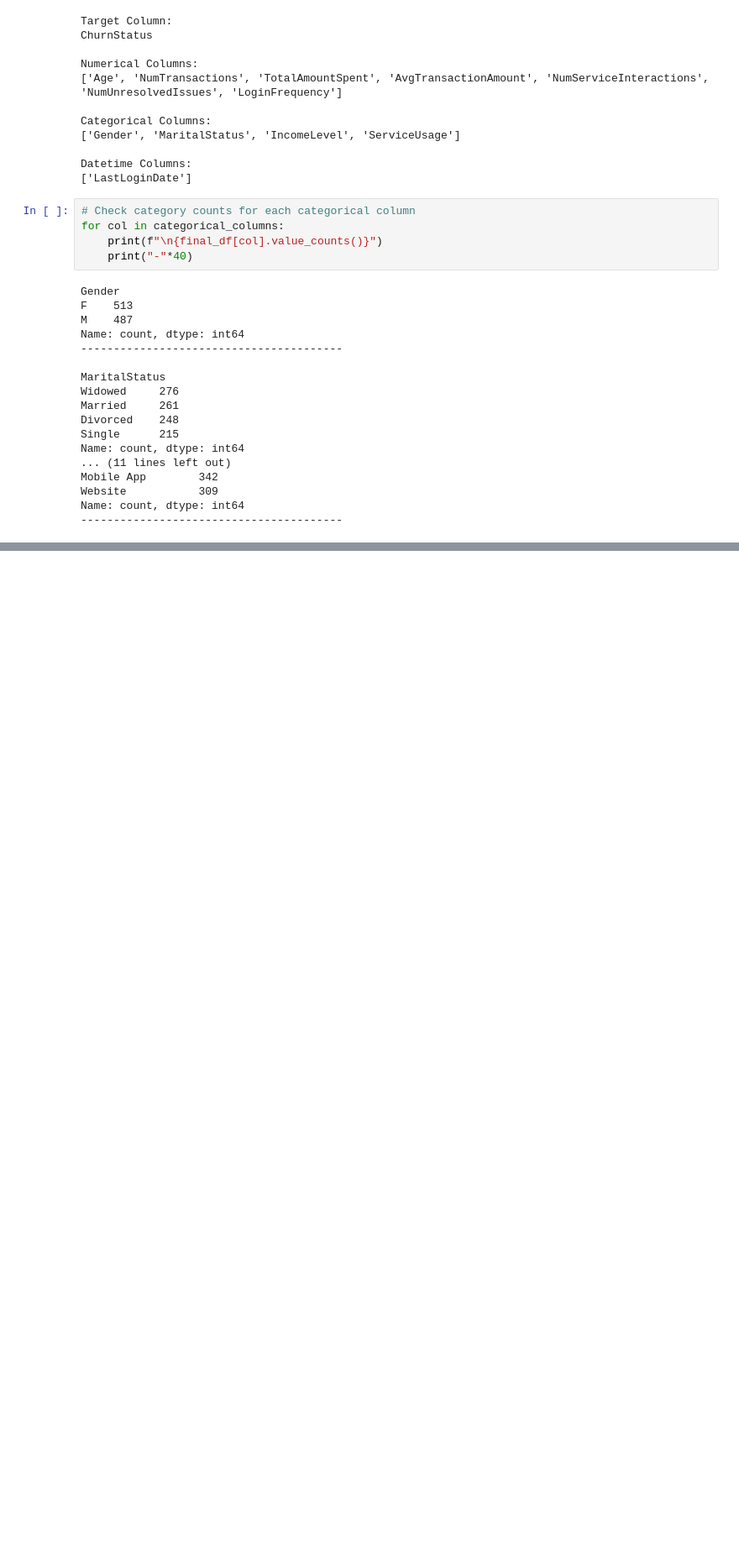
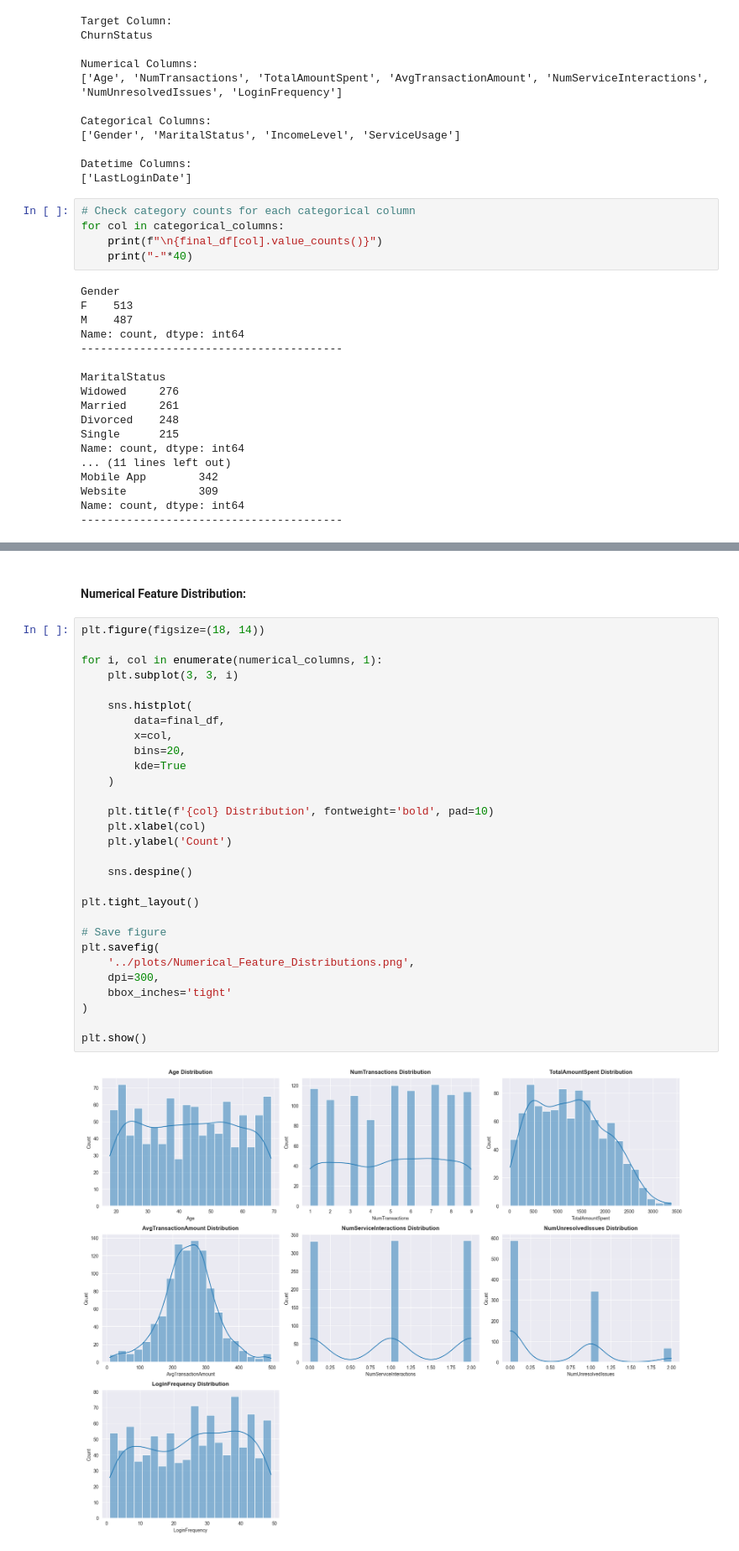
Before and after one commit to ashishpra28/Lloyds-Banking-Group-Job-Simulation, a Jupyter notebook: notebooks/Task1-EDA.ipynb, the cells around one changed output, grey strips where cells are left out. Shown at 84% size. Drawn from its saved outputs; the diff is of its cells as text; blank space fills up the shorter version.

```diff
--- a/notebooks/Task1-EDA.ipynb
+++ b/notebooks/Task1-EDA.ipynb
@@ -790,0 +853,33 @@ Name: count, dtype: int64
+# %% [markdown]
+#### Numerical Feature Distribution:
+# %%
+plt.figure(figsize=(18, 14))
+
+for i, col in enumerate(numerical_columns, 1):
+    plt.subplot(3, 3, i)
+
+    sns.histplot(
+        data=final_df,
+        x=col,
+        bins=20,
+        kde=True
+    )
+
+    plt.title(f'{col} Distribution', fontweight='bold', pad=10)
+    plt.xlabel(col)
+    plt.ylabel('Count')
+
+    sns.despine()
+
+plt.tight_layout()
+
+# Save figure
+plt.savefig(
+    '../plots/Numerical_Feature_Distributions.png',
+    dpi=300,
+    bbox_inches='tight'
+)
+
+plt.show()
+# %% [output]
+[figure, added]
```
Also changed, not shown: parts of 5 cells of this notebook, 2 other files.
